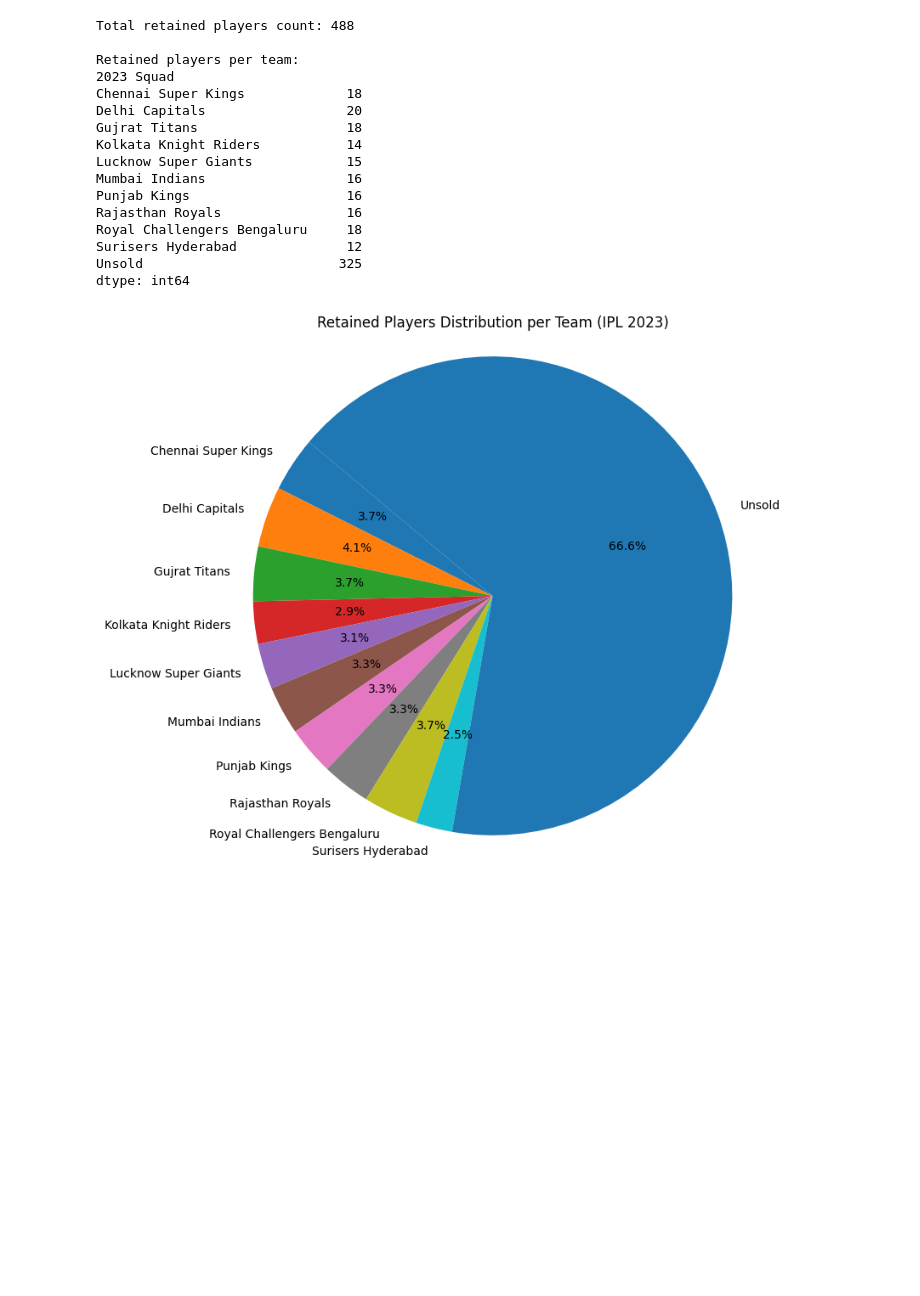
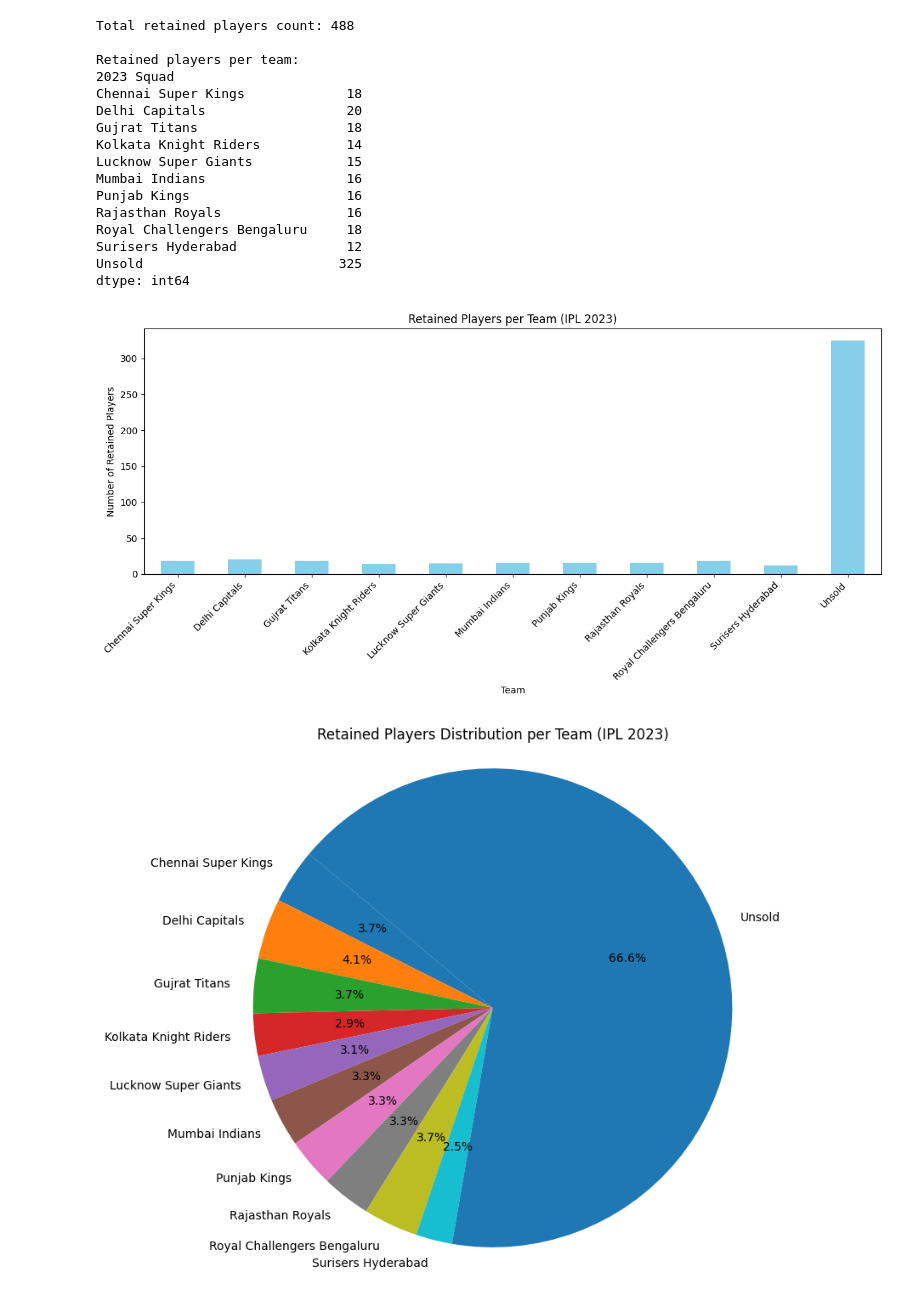
Before and after one commit to Sandip-10/Ipl_Auction_Data-Analysis-, a Jupyter notebook: Analysis.ipynb, the cells around one changed output. Drawn from its saved outputs; the diff is of its cells as text; code cells hidden in the pictures; blank space fills up the shorter version.

```diff
--- a/Analysis.ipynb
+++ b/Analysis.ipynb
@@ -330,6 +356,18 @@ Royal Challengers Bengaluru     18
 Surisers Hyderabad              12
 Unsold                         325
 dtype: int64
+# %%
+# Create a bar plot for retained players per team
+plt.figure(figsize=(12, 6))
+retained_players_per_team.plot(kind='bar', color='skyblue')
+plt.title('Retained Players per Team (IPL 2023)')
+plt.xlabel('Team')
+plt.ylabel('Number of Retained Players')
+plt.xticks(rotation=45, ha='right')
+plt.tight_layout()
+plt.show()
+# %% [output]
+[figure, added]
 # %%
 # Plotting the count of retained players per team as a pie plot
 plt.figure(figsize=(8, 8))
```
Also changed, not shown: parts of 13 cells of this notebook.
